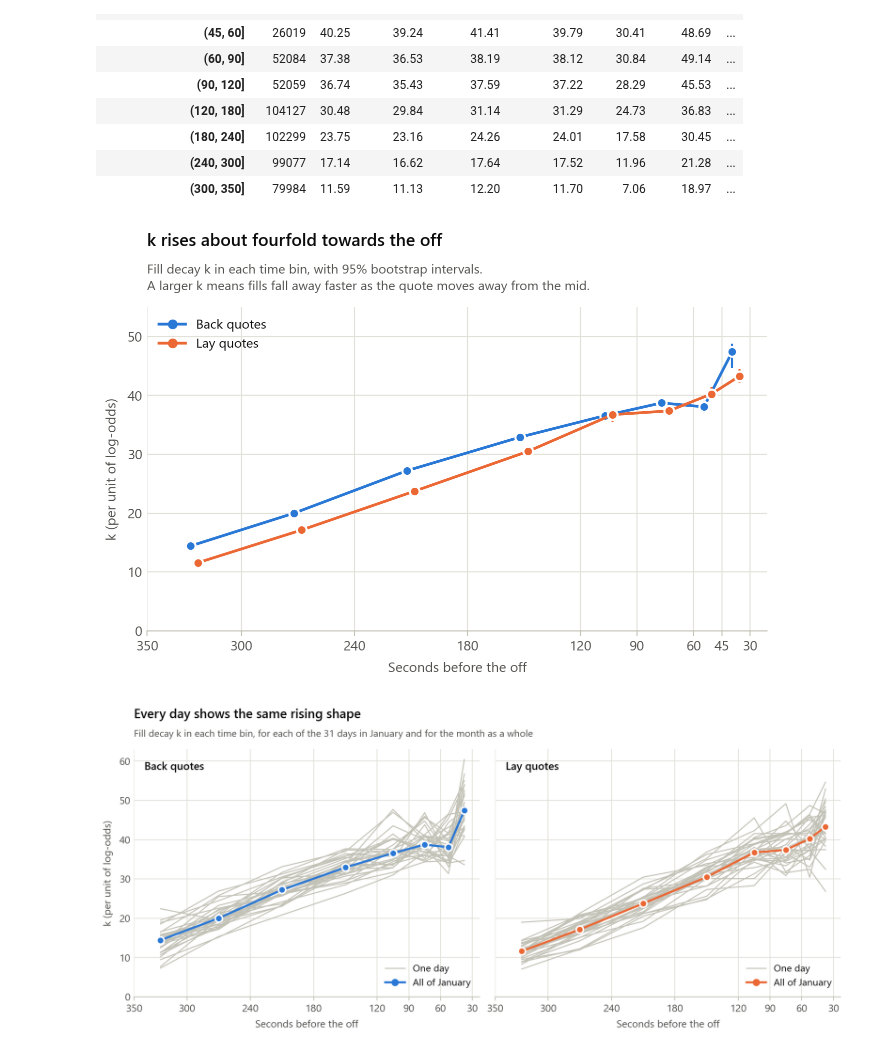
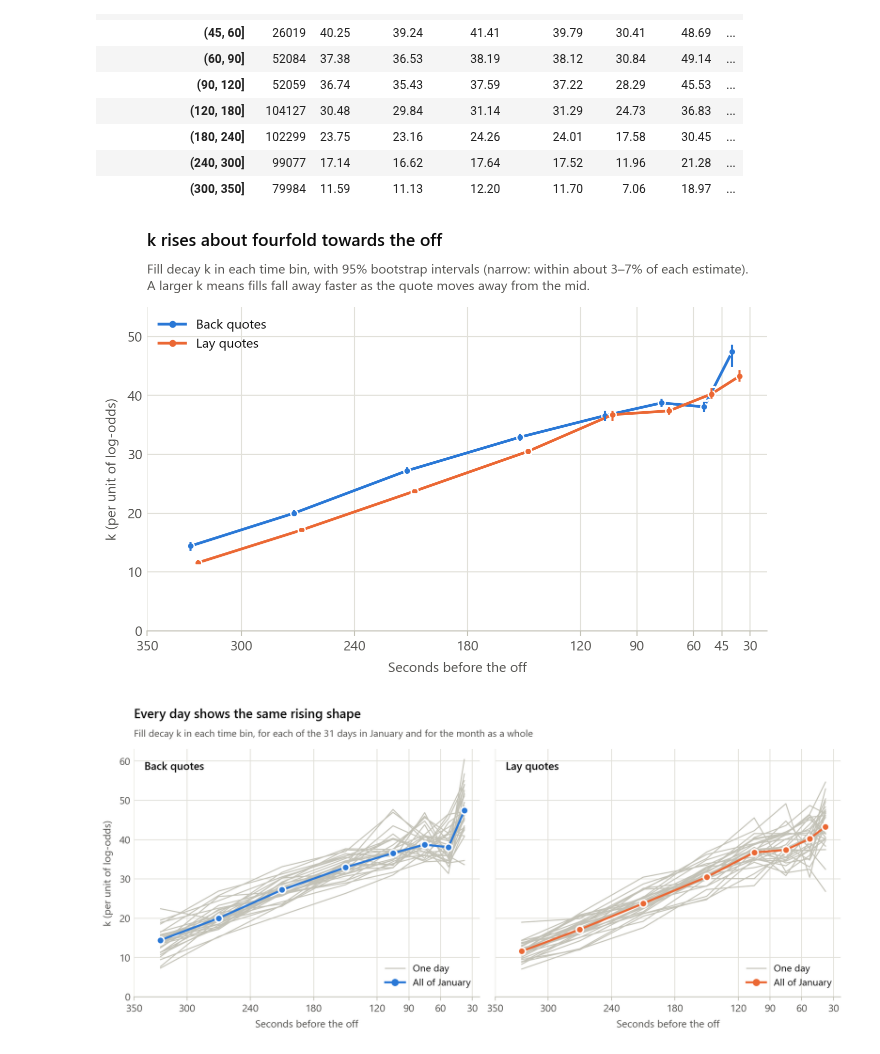
Before and after one commit to wazzak-99/Greyhound-Racing-Backtesting, a Jupyter notebook: research/fill_rate.ipynb, the cells around one changed output. Drawn from its saved outputs; the diff is of its cells as text; code cells hidden in the pictures.

```diff
--- a/research/fill_rate.ipynb
+++ b/research/fill_rate.ipynb
@@ -752,32 +752,32 @@ results.round(2)
 # %%
 def middles(side):
     # Middle of each group of bins, in seconds before the off (for plotting)
     return np.array([(BIN_EDGES[g[0]] + BIN_EDGES[g[-1] + 1]) / 2 for g in groups[side]])
 
 
 def bin_axis(ax, ticks=BIN_EDGES):
     # Time runs left to right towards the off, with a vertical hairline at every tick
     ax.invert_xaxis()
     ax.set_xticks(ticks)
     ax.grid(True, axis="x")
     ax.set_xlabel("Seconds before the off")
 
 
 fig, ax = plt.subplots()
 for side, nudge in [("back", 2), ("lay", -2)]:      # nudge the two sides apart so their bars don't overlap
     k = results.loc[side, "k"].to_numpy()
+    ax.plot(middles(side) + nudge, k, "-o", color=COLOURS[side], ms=5, mew=1, label=f"{side.title()} quotes")
     ax.errorbar(middles(side) + nudge, k, yerr=[k - ci[side][0], ci[side][1] - k], fmt="none",
-                ecolor=COLOURS[side], elinewidth=1.5)
-    ax.plot(middles(side) + nudge, k, "-o", color=COLOURS[side], label=f"{side.title()} quotes")
+                ecolor=COLOURS[side], elinewidth=1.5, capsize=3, capthick=1.5, zorder=4)   # drawn over the dots
 bin_axis(ax)
 ax.set(ylabel="k (per unit of log-odds)", ylim=(0, 55))
 legend(ax, loc="upper left")
 titles(ax, "k rises about fourfold towards the off",
-       "Fill decay k in each time bin, with 95% bootstrap intervals.\n"
+       "Fill decay k in each time bin, with 95% bootstrap intervals (narrow: within about 3–7% of each estimate).\n"
        "A larger k means fills fall away faster as the quote moves away from the mid.")
 plt.show()
 # %% [output]
-[figure, old version]
+[figure, new version]
 # %%
 fig, axes = plt.subplots(1, 2, sharey=True, figsize=(10, 4.4), layout="constrained")
 for ax, side in zip(axes, SIDES):
```
Also changed, not shown: 9 other files.
